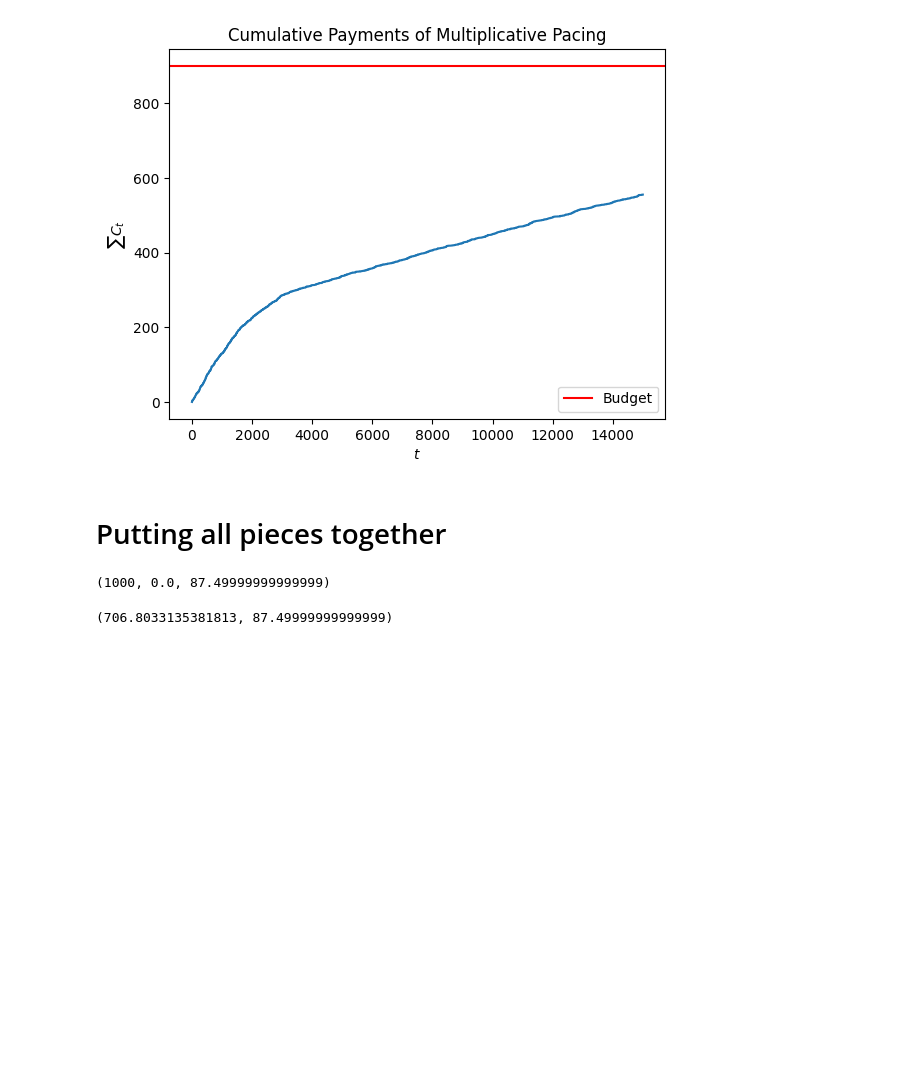
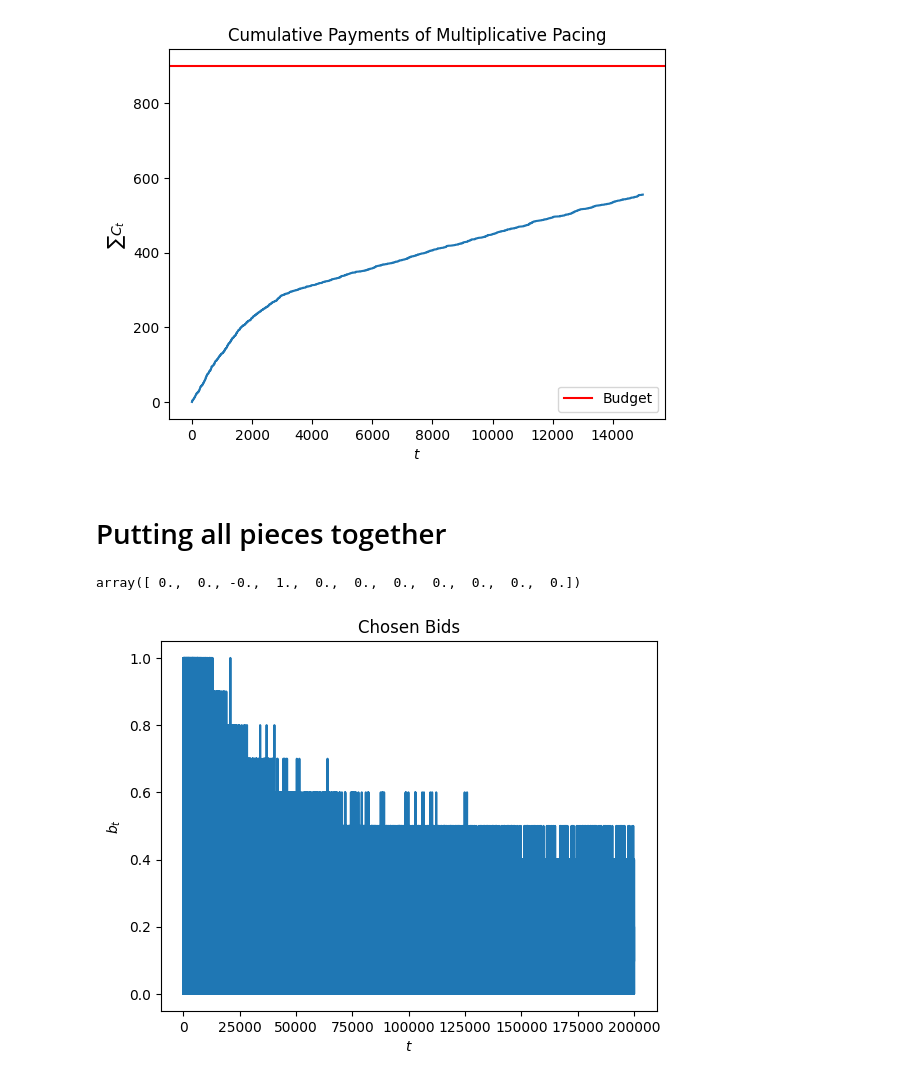
Before and after one commit to manuu1311/OLA-project, a Jupyter notebook: Deliverables/Requirement2/requirement2.ipynb, the cells around one changed output. Saved outputs shown, nothing was run; the diff lists cells and outputs as text; code cells hidden in the pictures; blank space fills up the shorter version.

```diff
--- a/Deliverables/Requirement2/requirement2.ipynb
+++ b/Deliverables/Requirement2/requirement2.ipynb
@@ -409,14 +413,16 @@ bids_won_log=np.cumsum(bids_won_log)
 clair_bids_won=np.cumsum(clair_bids_won)
 pricing_profit=np.cumsum(pricing_profit)
 expected_clair_pricing_profit=np.cumsum(expected_clair_pricing_profit)
-# %%
-d=190
-clair_num_daily=clairvoyant_payments
-prova=bids_won_log[d]-bids_won_log[d-1]
-np.count_nonzero(clair_num_daily),prova,np.sum(clair_num_daily)
-# %% [output]
-(1000, 0.0, 87.49999999999999)
-# %%
-np.sum(m_t),np.sum(clairvoyant_payments)
-# %% [output]
-(706.8033135381813, 87.49999999999999)
+# %%
+gamma
+# %% [output]
+array([ 0.,  0., -0.,  1.,  0.,  0.,  0.,  0.,  0.,  0.,  0.])
+# %%
+#plot my bids
+plt.plot(my_bids)
+plt.xlabel('$t$')
+plt.ylabel('$b_t$')
+plt.title('Chosen Bids')
+plt.show()
+# %% [output]
+[figure, added]
```
Also changed, not shown: parts of 12 cells of this notebook.
